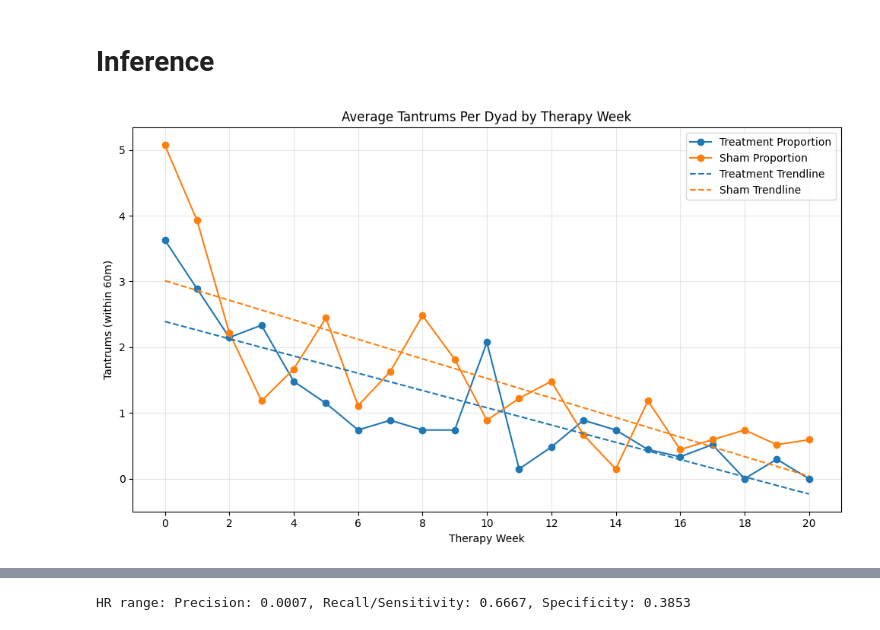
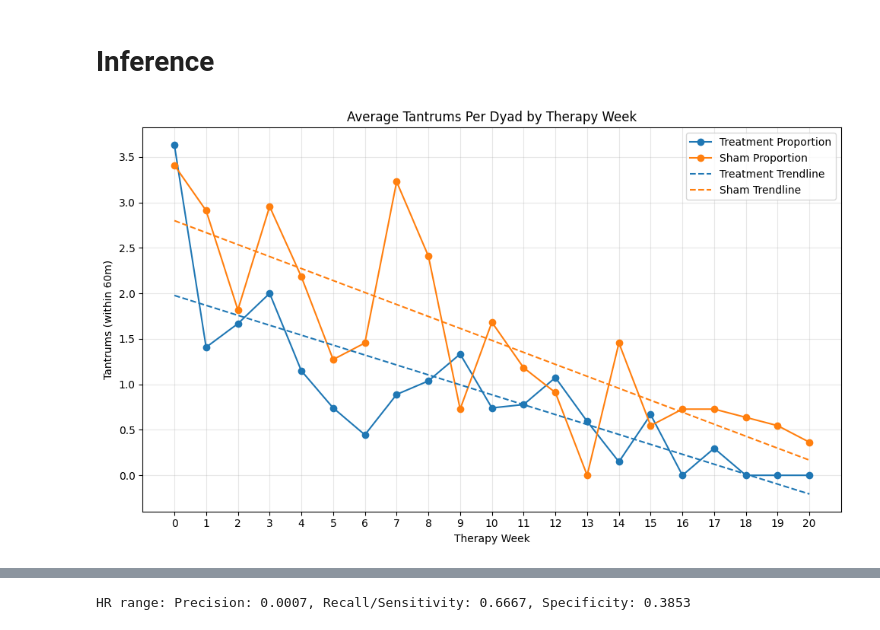
Before and after one commit to lab-heal/pistachio, a Jupyter notebook: predict_tantrums_retrain.ipynb, the cells around one changed output, grey strips where cells are left out. Drawn from its saved outputs; the diff is of its cells as text; code cells hidden in the pictures.

```diff
--- a/predict_tantrums_retrain.ipynb
+++ b/predict_tantrums_retrain.ipynb
@@ -6,5 +6,15 @@ from pathlib import Path
 import numpy as np
 import pandas as pd
 
+from util import engineer_features, prep_X_y
+
 DATA_DIR = Path("./pistachio_1_data")
 dyads_df = pd.read_csv(DATA_DIR / "all_dyads.csv")
+
+sorted_dyads_df = dyads_df.sort_values(
+    by="ActivityDateTime", key=lambda x: pd.to_datetime(x)
+)
+cleaned_dyads_df = engineer_features(sorted_dyads_df)
+
+df_train = cleaned_dyads_df[cleaned_dyads_df["Arm_Sham"]]
+df_test = cleaned_dyads_df[~cleaned_dyads_df["Arm_Sham"]]
@@ -136,11 +33,14 @@ test_tantrum_proportion = test_tantrum_proportion[
 
 train_tantrum_proportion = (
     df_train.groupby("therapy_week")["tantrum_within_60m"].sum()
-    / df_test["dyad"].nunique()
+    / df_train["dyad"].nunique()
 )
 train_tantrum_proportion = train_tantrum_proportion[
     train_tantrum_proportion.index <= week_cutoff
 ]
+
+test_tantrum_proportion = test_tantrum_proportion[test_tantrum_proportion.index >= 0]
+train_tantrum_proportion = train_tantrum_proportion[train_tantrum_proportion.index >= 0]
 
 plt.figure(figsize=(10, 6))
 plt.plot(
@@ -158,35 +58,35 @@ plt.plot(
 
 # Add trendlines
 z_test = np.polyfit(test_tantrum_proportion.index, test_tantrum_proportion.values, 1)
 p_test = np.poly1d(z_test)
 plt.plot(
     test_tantrum_proportion.index,
     p_test(test_tantrum_proportion.index),
     label="Treatment Trendline",
     linestyle="--",
     color="tab:blue",
 )
 
 z_train = np.polyfit(train_tantrum_proportion.index, train_tantrum_proportion.values, 1)
 p_train = np.poly1d(z_train)
 plt.plot(
     train_tantrum_proportion.index,
     p_train(train_tantrum_proportion.index),
     label="Sham Trendline",
     linestyle="--",
     color="tab:orange",
 )
 
 plt.xlabel("Therapy Week")
-plt.xticks(np.arange(0, week_cutoff + 1, 2))
+plt.xticks(np.arange(0, week_cutoff + 1, 1))
 plt.ylabel("Tantrums (within 60m)")
 plt.title("Average Tantrums Per Dyad by Therapy Week")
 plt.legend()
 plt.grid(True, alpha=0.3)
 plt.tight_layout()
 plt.show()
 # %% [output]
-[figure, old version]
+[figure, new version]
 # %%
 from sklearn.base import BaseEstimator
 
```
Also changed, not shown: parts of 14 cells of this notebook, 12 other files.
